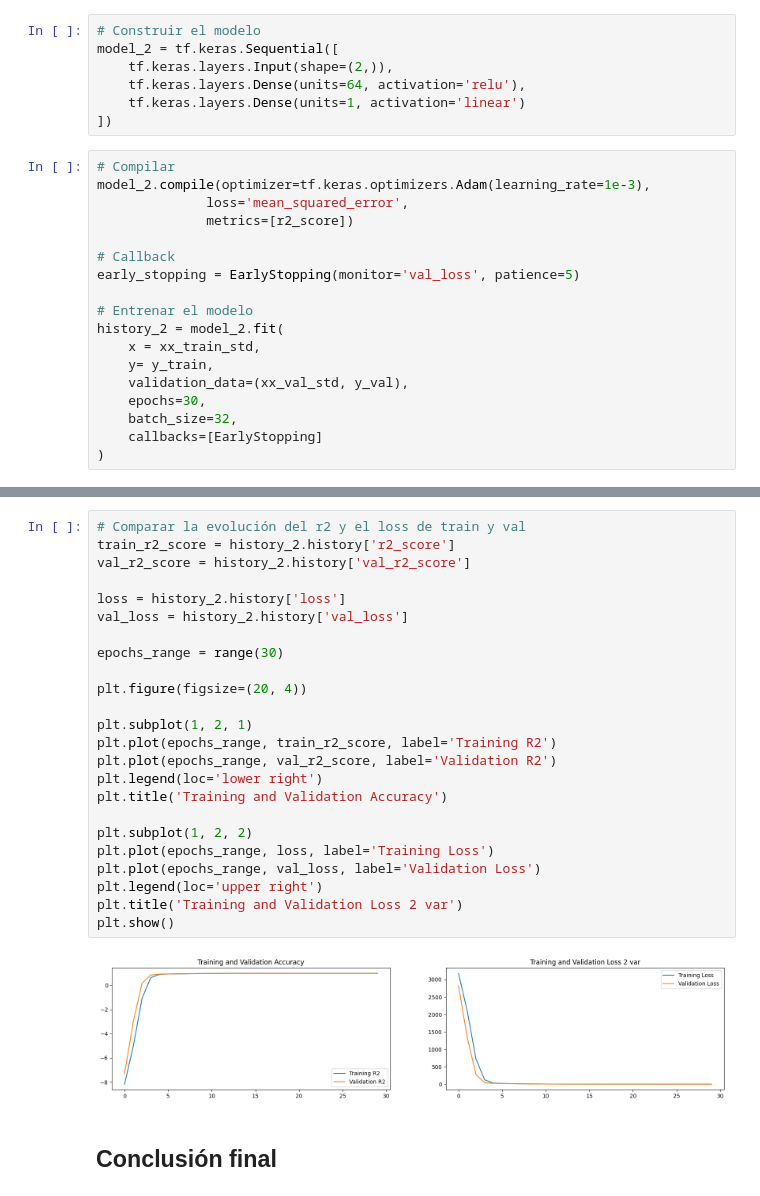
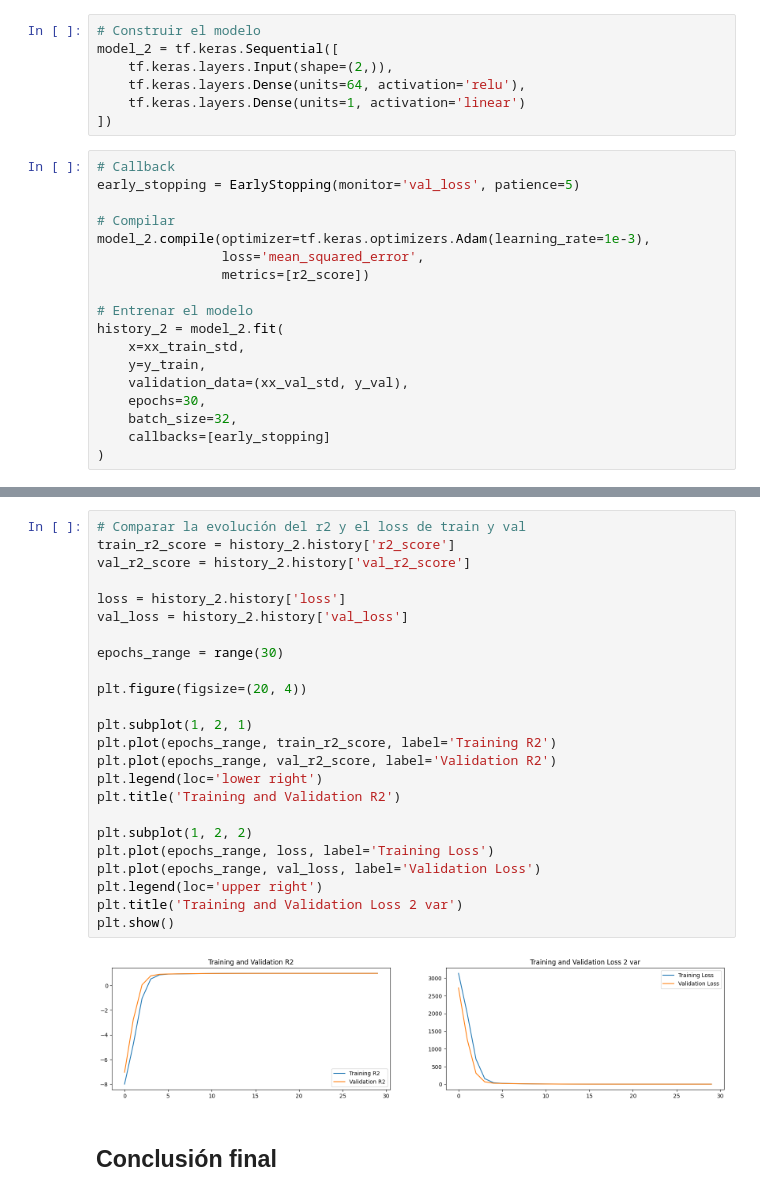
Before and after one commit to GusFontana404/AA2-TUIA-Fontana-Leguiza, a Jupyter notebook: PROBLEMA1/AA2_TP1_Ej1.ipynb, the cells around one changed output, grey strips where cells are left out. Drawn from its saved outputs; the diff is of its cells as text.

```diff
--- a/PROBLEMA1/AA2_TP1_Ej1.ipynb
+++ b/PROBLEMA1/AA2_TP1_Ej1.ipynb
@@ -289,22 +333,22 @@ model_2 = tf.keras.Sequential([
     tf.keras.layers.Dense(units=1, activation='linear')
 ])
 # %%
-# Compilar
-model_2.compile(optimizer=tf.keras.optimizers.Adam(learning_rate=1e-3),
-              loss='mean_squared_error',
-              metrics=[r2_score])
-
 # Callback
 early_stopping = EarlyStopping(monitor='val_loss', patience=5)
 
+# Compilar
+model_2.compile(optimizer=tf.keras.optimizers.Adam(learning_rate=1e-3),
+                loss='mean_squared_error',
+                metrics=[r2_score])
+
 # Entrenar el modelo
 history_2 = model_2.fit(
-    x = xx_train_std,
-    y= y_train,
+    x=xx_train_std,
+    y=y_train,
     validation_data=(xx_val_std, y_val),
     epochs=30,
     batch_size=32,
-    callbacks=[EarlyStopping]
+    callbacks=[early_stopping]
 )
 # %% [output]
 Epoch 1/30
@@ -327,29 +394,29 @@ Epoch 30/30
 # %%
 # Comparar la evolución del r2 y el loss de train y val
 train_r2_score = history_2.history['r2_score']
 val_r2_score = history_2.history['val_r2_score']
 
 loss = history_2.history['loss']
 val_loss = history_2.history['val_loss']
 
 epochs_range = range(30)
 
 plt.figure(figsize=(20, 4))
 
 plt.subplot(1, 2, 1)
 plt.plot(epochs_range, train_r2_score, label='Training R2')
 plt.plot(epochs_range, val_r2_score, label='Validation R2')
 plt.legend(loc='lower right')
-plt.title('Training and Validation Accuracy')
+plt.title('Training and Validation R2')
 
 plt.subplot(1, 2, 2)
 plt.plot(epochs_range, loss, label='Training Loss')
 plt.plot(epochs_range, val_loss, label='Validation Loss')
 plt.legend(loc='upper right')
 plt.title('Training and Validation Loss 2 var')
 plt.show()
 # %% [output]
-[figure, old version]
+[figure, new version]
 # %% [markdown]
 ## **Conclusión final**
 # %% [markdown]
```
Also changed, not shown: parts of 11 cells of this notebook.
